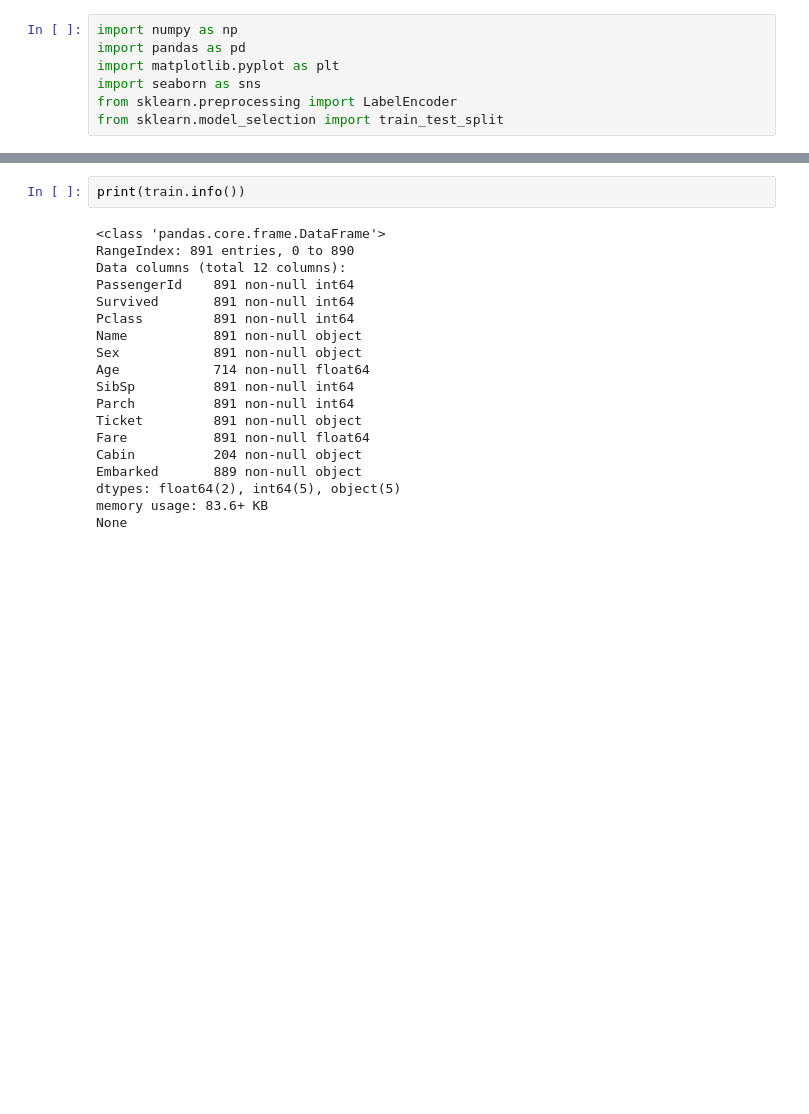
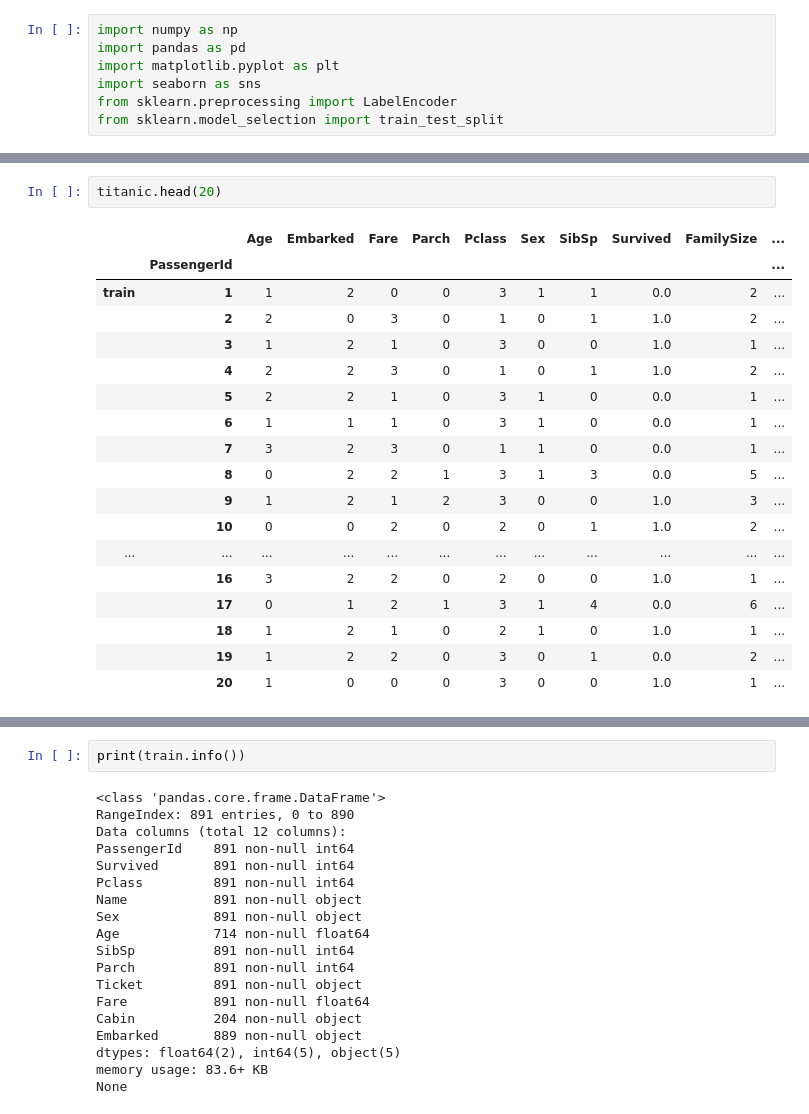
Before and after one commit to mjdacs/622_Assign2, a Jupyter notebook: eda.ipynb, the cells around one changed output, grey strips where cells are left out. Saved outputs shown, nothing was run; the diff lists cells and outputs as text; blank space fills up the shorter version.

```diff
--- a/eda.ipynb
+++ b/eda.ipynb
@@ -12,0 +134,21 @@ data_cleaner = [train, test]
+# %%
+titanic.head(20)
+# %% [output]
+|  |  | Age | Embarked | Fare | Parch | Pclass | Sex | SibSp | Survived | FamilySize | ... |
+|  | PassengerId |  |  |  |  |  |  |  |  |  | ... |
+| train | 1 | 1 | 2 | 0 | 0 | 3 | 1 | 1 | 0.0 | 2 | ... |
+|  | 2 | 2 | 0 | 3 | 0 | 1 | 0 | 1 | 1.0 | 2 | ... |
+|  | 3 | 1 | 2 | 1 | 0 | 3 | 0 | 0 | 1.0 | 1 | ... |
+|  | 4 | 2 | 2 | 3 | 0 | 1 | 0 | 1 | 1.0 | 2 | ... |
+|  | 5 | 2 | 2 | 1 | 0 | 3 | 1 | 0 | 0.0 | 1 | ... |
+|  | 6 | 1 | 1 | 1 | 0 | 3 | 1 | 0 | 0.0 | 1 | ... |
+|  | 7 | 3 | 2 | 3 | 0 | 1 | 1 | 0 | 0.0 | 1 | ... |
+|  | 8 | 0 | 2 | 2 | 1 | 3 | 1 | 3 | 0.0 | 5 | ... |
+|  | 9 | 1 | 2 | 1 | 2 | 3 | 0 | 0 | 1.0 | 3 | ... |
+|  | 10 | 0 | 0 | 2 | 0 | 2 | 0 | 1 | 1.0 | 2 | ... |
+| ... | ... | ... | ... | ... | ... | ... | ... | ... | ... | ... | ... |
+|  | 16 | 3 | 2 | 2 | 0 | 2 | 0 | 0 | 1.0 | 1 | ... |
+|  | 17 | 0 | 1 | 2 | 1 | 3 | 1 | 4 | 0.0 | 6 | ... |
+|  | 18 | 1 | 2 | 1 | 0 | 2 | 1 | 0 | 1.0 | 1 | ... |
+|  | 19 | 1 | 2 | 2 | 0 | 3 | 0 | 1 | 0.0 | 2 | ... |
+|  | 20 | 1 | 0 | 0 | 0 | 3 | 0 | 0 | 1.0 | 1 | ... |
```
Also changed, not shown: parts of 27 cells of this notebook, 3 other files.
